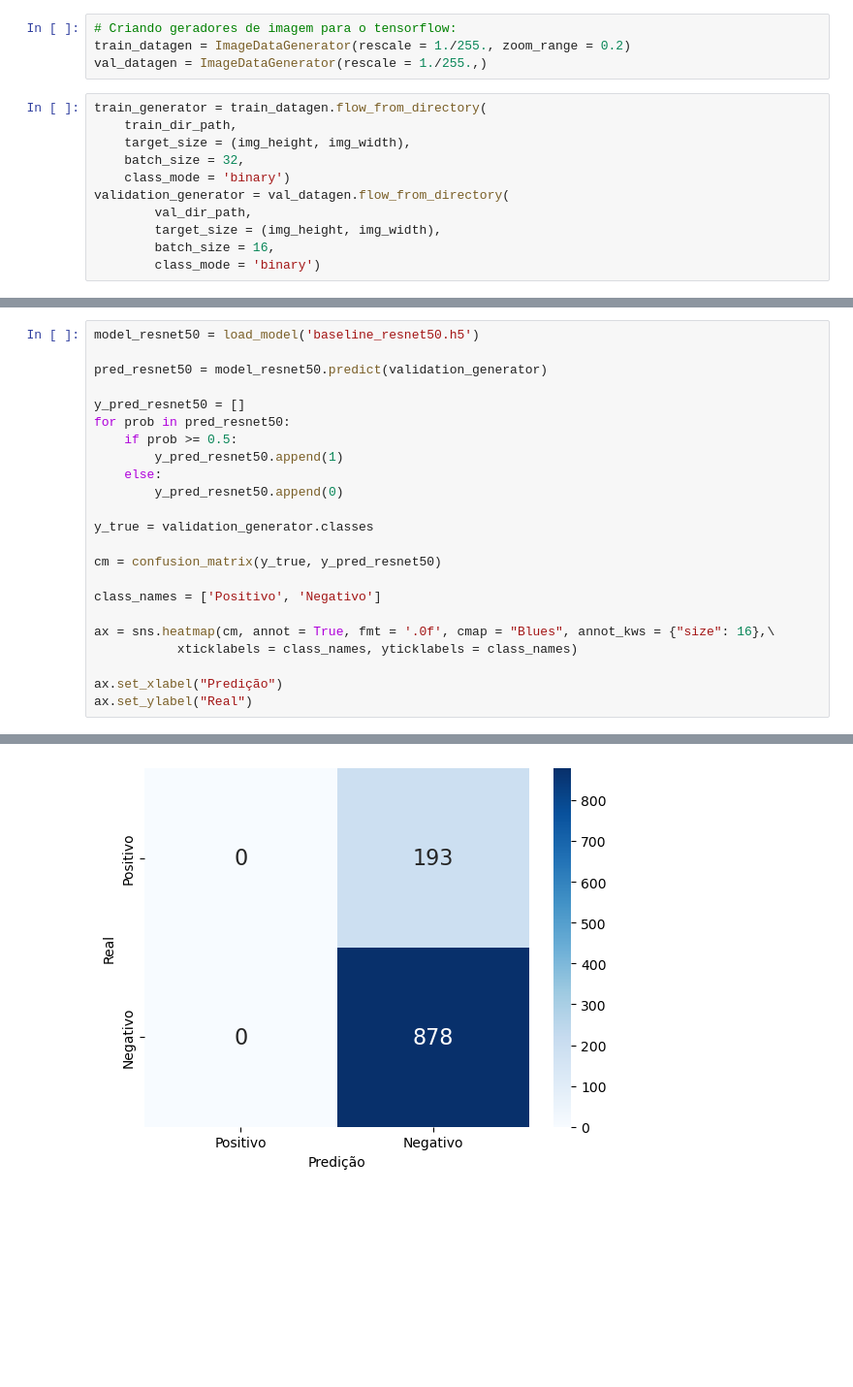
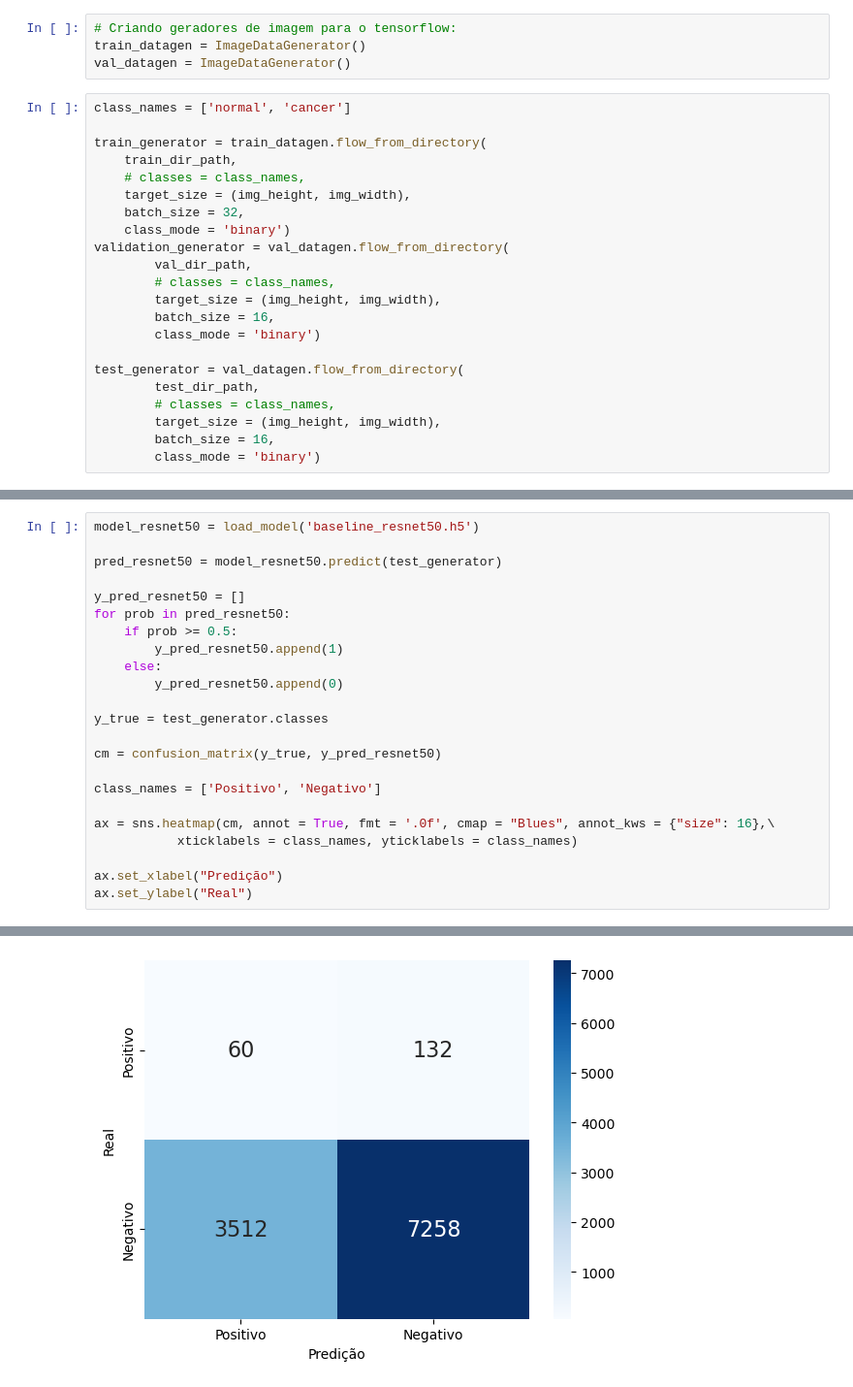
Before and after one commit to Redes-Neuroticas/BreastCancerDetection, a Jupyter notebook: Final/baseline.ipynb, the cells around one changed output, grey strips where cells are left out. Shown at 97% size. Cells and saved outputs as stored; diff of their text form; blank space fills up the shorter version.

Commit message:
fixed resnet50 baseline

```diff
--- a/Final/baseline.ipynb
+++ b/Final/baseline.ipynb
@@ -96,16 +82,27 @@ build_val_dataset_from_ori_imgs(df_val_split)
 # %%
 # Criando geradores de imagem para o tensorflow:
-train_datagen = ImageDataGenerator(rescale = 1./255., zoom_range = 0.2)
-val_datagen = ImageDataGenerator(rescale = 1./255.,)
+train_datagen = ImageDataGenerator()
+val_datagen = ImageDataGenerator()
 # %%
+class_names = ['normal', 'cancer']
+
 train_generator = train_datagen.flow_from_directory(
     train_dir_path,
+    # classes = class_names,
     target_size = (img_height, img_width),
     batch_size = 32,
     class_mode = 'binary')
 validation_generator = val_datagen.flow_from_directory(
         val_dir_path,
+        # classes = class_names,
         target_size = (img_height, img_width),
         batch_size = 16,
         class_mode = 'binary')
+
+test_generator = val_datagen.flow_from_directory(
+        test_dir_path,
+        # classes = class_names,
+        target_size = (img_height, img_width),
+        batch_size = 16,
+        class_mode = 'binary')
 # %% [output]
@@ -235,7 +196,7 @@ Text(0, 0.5, 'loss')
 # %%
 model_resnet50 = load_model('baseline_resnet50.h5')
 
-pred_resnet50 = model_resnet50.predict(validation_generator)
+pred_resnet50 = model_resnet50.predict(test_generator)
 
 y_pred_resnet50 = []
 for prob in pred_resnet50:
@@ -244,7 +205,7 @@ for prob in pred_resnet50:
     else:
         y_pred_resnet50.append(0)
 
-y_true = validation_generator.classes
+y_true = test_generator.classes
 
 cm = confusion_matrix(y_true, y_pred_resnet50)
 
@@ -262,2 +223,2 @@ ax.set_ylabel("Real")
 Text(50.722222222222214, 0.5, 'Real')
-[figure, old version]
+[figure, new version]
```
Also changed, not shown: parts of 23 cells of this notebook, 1 other file.
